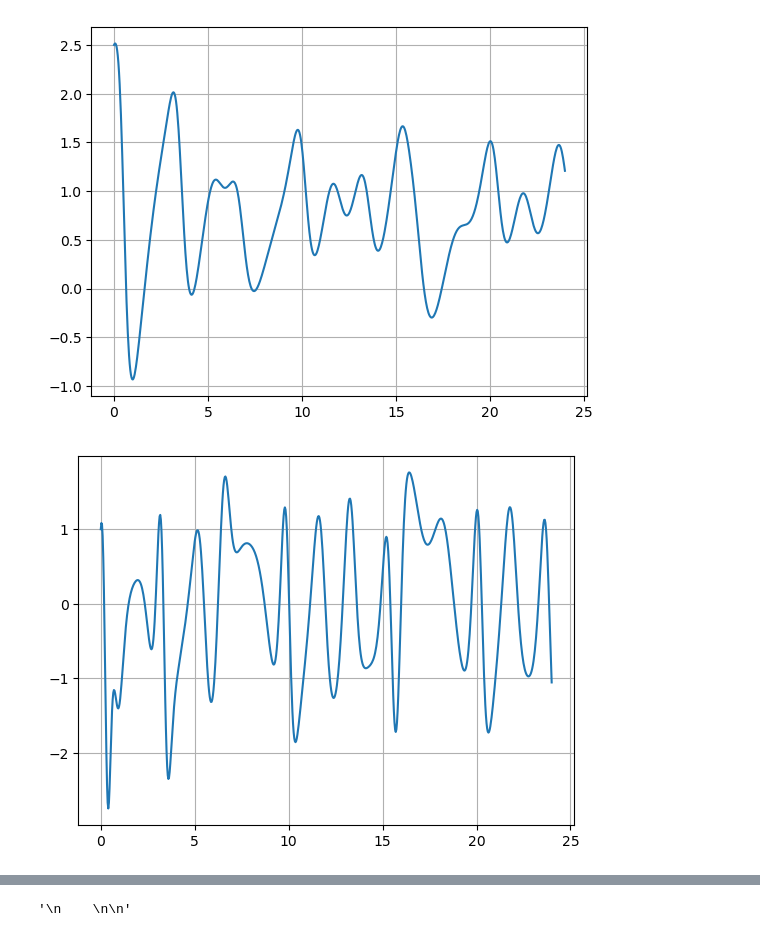
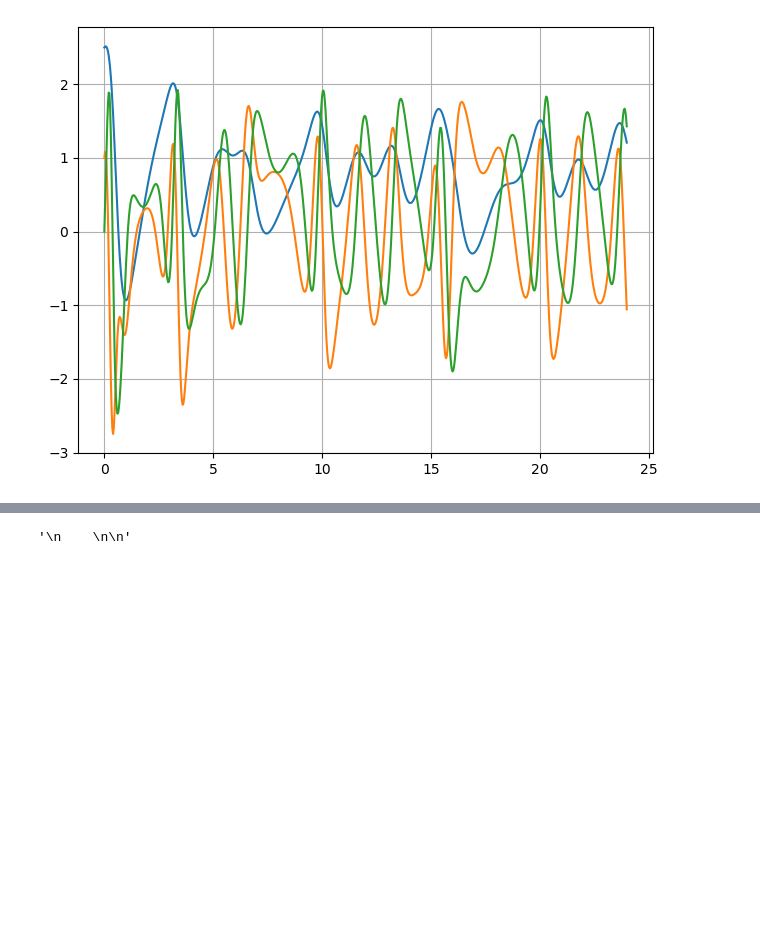
Before and after one commit to atcolehood/ATSC528, a Jupyter notebook: 04-Chaos/chaos.ipynb, the cells around one changed output, grey strips where cells are left out. Saved outputs shown, nothing was run; the diff lists cells and outputs as text; code cells hidden in the pictures; blank space fills up the shorter version.

```diff
--- a/04-Chaos/chaos.ipynb
+++ b/04-Chaos/chaos.ipynb
@@ -36,38 +36,34 @@ G = 1.0
 
 time = np.arange(t_start_norm, t_end_norm+0.00001, del_t_norm)
 x = np.zeros(len(time))
 y = np.zeros(len(time))
 z = np.zeros(len(time))
 
 
 x[0] = 2.5 #2.49? #circumpolar westerlies
 y[0] = 1.0 #1.0? #cos(waves)
 z[0] = 0.0 #0.0  #sin(waves)
 
 
 for dt in range(1,len(x)):
     dxdt = -y[dt-1]**2 -z[dt-1]**2 -a*x[dt-1] +a*F
     dydt = x[dt-1]*y[dt-1] - b*x[dt-1]*z[dt-1] -y[dt-1] +G
     dzdt = b*x[dt-1]*y[dt-1] + x[dt-1]*z[dt-1] -z[dt-1]
 
     x[dt] = x[dt-1]+del_t_norm*dxdt
     y[dt] = y[dt-1]+del_t_norm*dydt
     z[dt] = z[dt-1]+del_t_norm*dzdt
 
+# print(z)
+
 plt.plot(time, x)
-plt.grid()
-plt.show()
-
 plt.plot(time, y)
-plt.grid()
-plt.show()
-
 plt.plot(time, z)
+plt.tight_layout()
 plt.grid()
 plt.show()
 # x_of_t_plus_del_t = x_of_t + del_t*dxdt #dxdt(t)? --> x_of_t + del_t[-y(t)**2 -z(t)**2 -ax(t)**2 +A*F]
 # y_of_t_plus_del_t = y_of_t + del_t*dydt #dydt(t)?
 # z_of_t_plus_del_t = z_of_t + del_t*dzdt #dzdt(t)?
 # %% [output]
-[figure, old version]
+[figure, new version]
-[figure, removed]
```
Also changed, not shown: parts of 2 cells of this notebook.
